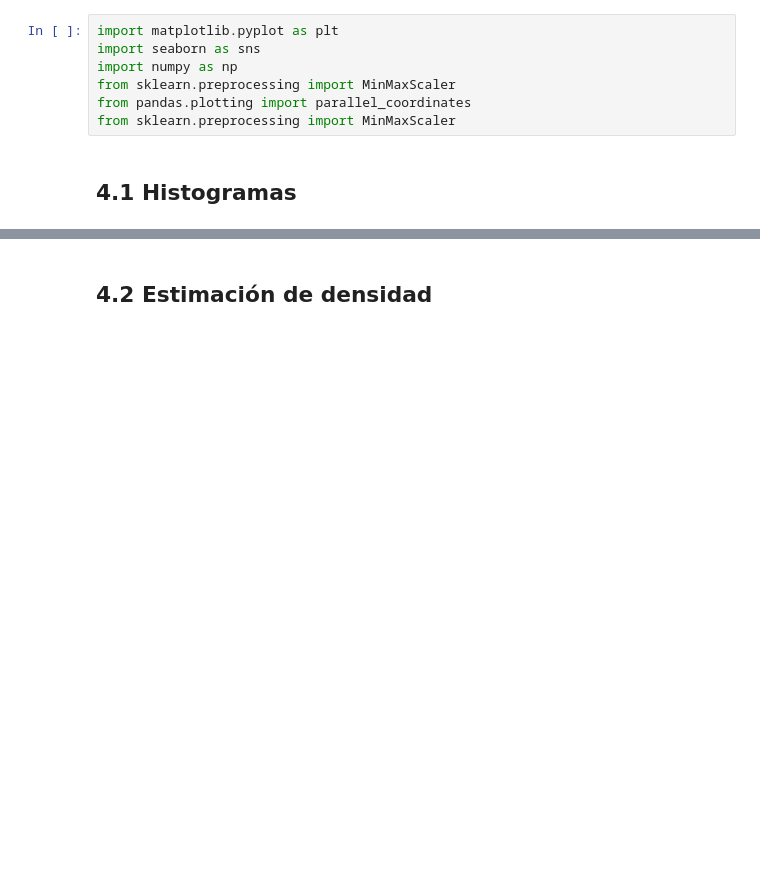
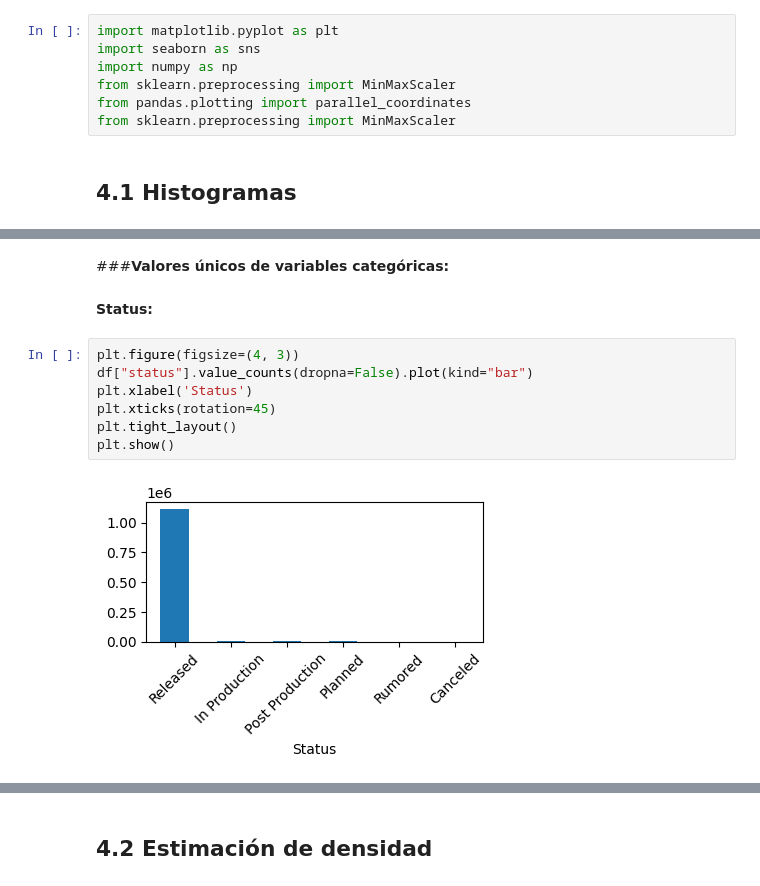
Before and after one commit to nat1600/data-mining-movies, a Jupyter notebook: MOVIES_PROYECTO_FINAL.ipynb, the cells around one changed output, grey strips where cells are left out. Drawn from its saved outputs; the diff is of its cells as text; blank space fills up the shorter version.

```diff
--- a/MOVIES_PROYECTO_FINAL.ipynb
+++ b/MOVIES_PROYECTO_FINAL.ipynb
@@ -401,0 +535,13 @@ plt.show()
+# %% [markdown]
+###**Valores únicos de variables categóricas:**
+# %% [markdown]
+**Status:**
+# %%
+plt.figure(figsize=(4, 3))
+df["status"].value_counts(dropna=False).plot(kind="bar")
+plt.xlabel('Status')
+plt.xticks(rotation=45)
+plt.tight_layout()
+plt.show()
+# %% [output]
+[figure, added]
```
Also changed, not shown: parts of 50 cells of this notebook.
